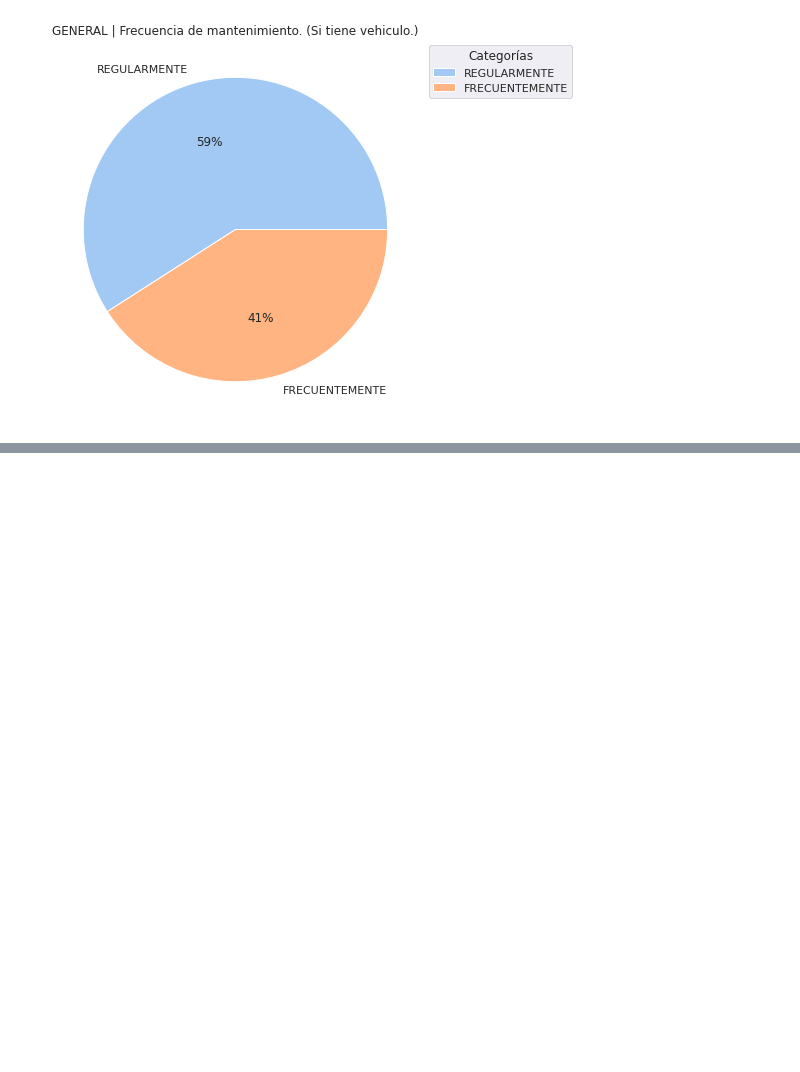
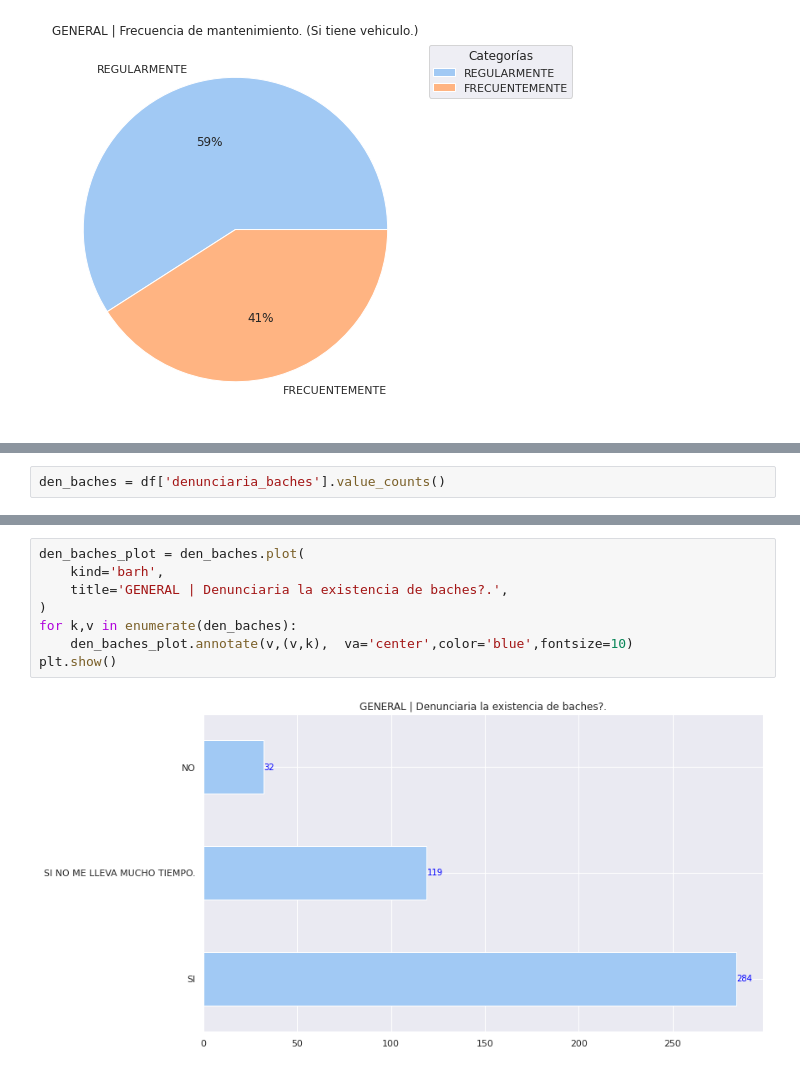
Before and after one commit to TorrezMN/Data_Science, a Jupyter notebook: notebooks/GeneralView.ipynb, the cells around one changed output, grey strips where cells are left out. Cells and saved outputs as stored; diff of their text form; blank space fills up the shorter version.

Commit message:
FINISH initial exploration of the dataset as 'General View'.

```diff
--- a/notebooks/GeneralView.ipynb
+++ b/notebooks/GeneralView.ipynb
@@ -611,0 +607,2 @@ plt.show()
+# %%
+den_baches = df['denunciaria_baches'].value_counts()
@@ -611,0 +622,10 @@ plt.show()
+# %%
+den_baches_plot = den_baches.plot(
+    kind='barh',
+    title='GENERAL | Denunciaria la existencia de baches?.',
+)
+for k,v in enumerate(den_baches):
+    den_baches_plot.annotate(v,(v,k),  va='center',color='blue',fontsize=10)
+plt.show()
+# %% [output]
+[figure, added]
```
Also changed, not shown: parts of 30 cells of this notebook.
